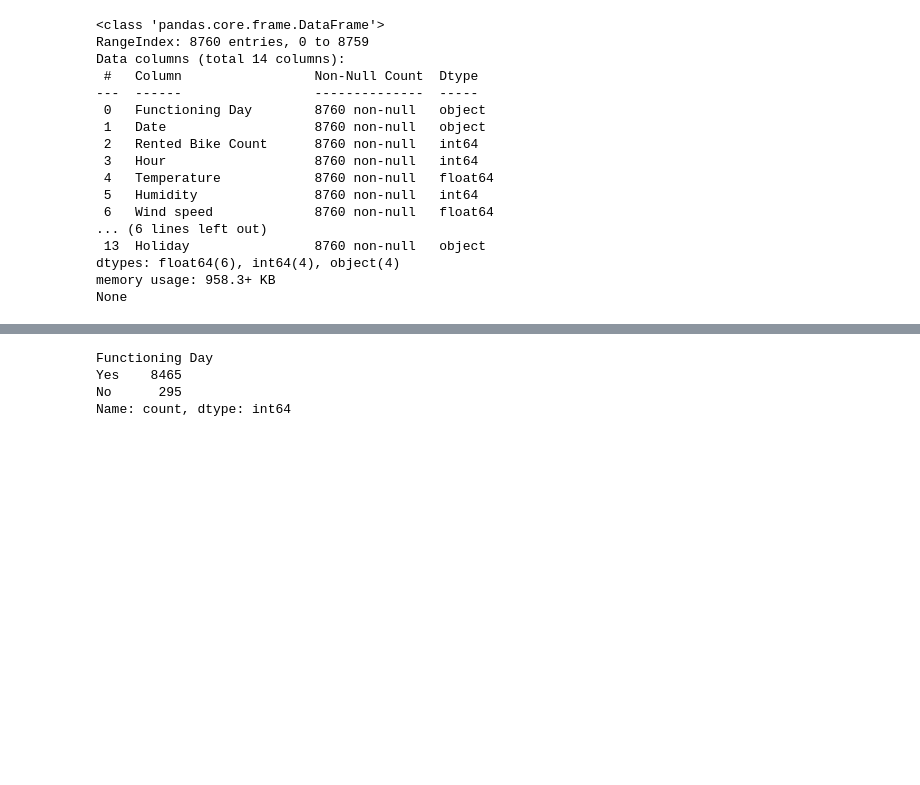
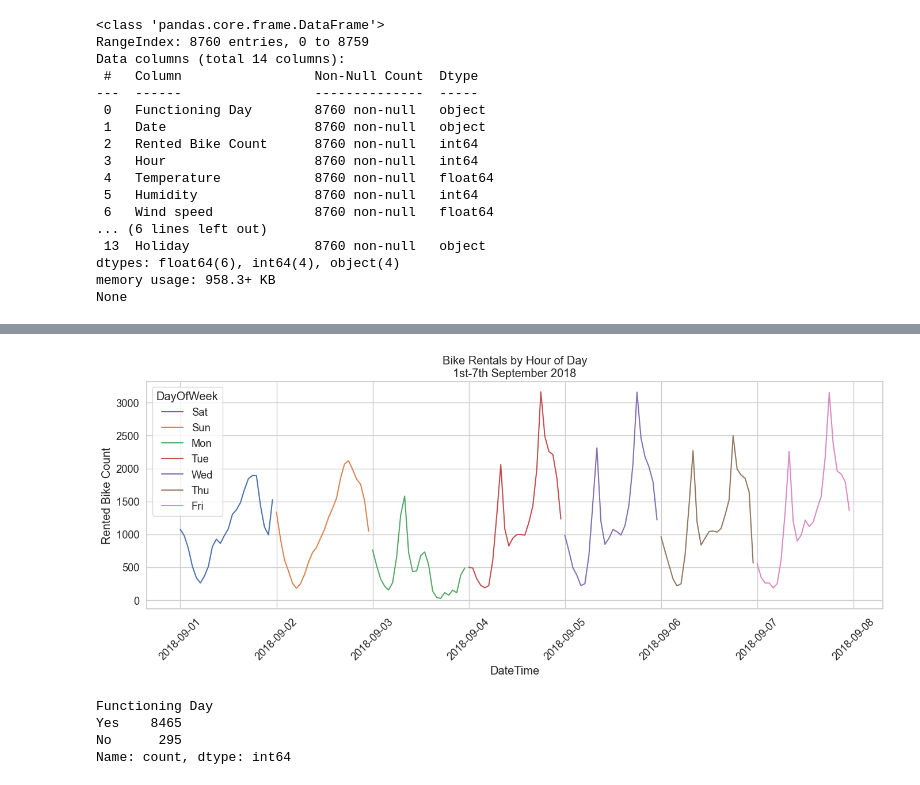
Before and after one commit to MarkThackham/MarkThackham.github.io, a Jupyter notebook: Portfolio/machine-learning/seoul-bike-hire/machine-learning-seoul-bike-hire.ipynb, the cells around one changed output, grey strips where cells are left out. Saved outputs shown, nothing was run; the diff lists cells and outputs as text; code cells hidden in the pictures; blank space fills up the shorter version.

```diff
--- a/Portfolio/machine-learning/seoul-bike-hire/machine-learning-seoul-bike-hire.ipynb
+++ b/Portfolio/machine-learning/seoul-bike-hire/machine-learning-seoul-bike-hire.ipynb
@@ -190,3 +196,25 @@ plt.show()
+# %%
+
+# Plot for 1st -7th September
+mask1=df2['Month']==9
+mask2=pd.to_datetime(df2['Date'], dayfirst=True)<=pd.to_datetime('7/9/2018', dayfirst=True)
+plt.figure(figsize=(14, 6))
+sns.lineplot(
+    data=data,
+    x='DateTime',
+    y='Rented Bike Count',
+    hue='DayOfWeek',
+    legend='full',
+)
+plt.xticks(rotation=45)
+plt.title('Bike Rentals by Hour of Day\n1st-7th September 2018')
+plt.xlabel('DateTime')
+plt.ylabel('Rented Bike Count')
+plt.tight_layout()
+plt.savefig("seoul-bike-hire-count-hour-september-1st-7th.png", dpi=300)
+plt.show()
+# %% [output]
+[figure, added]
 # %%
 #=================================================================
 # Step 4: Remove Hours Not Functioning
```
Also changed, not shown: parts of 7 cells of this notebook, 7 other files.
